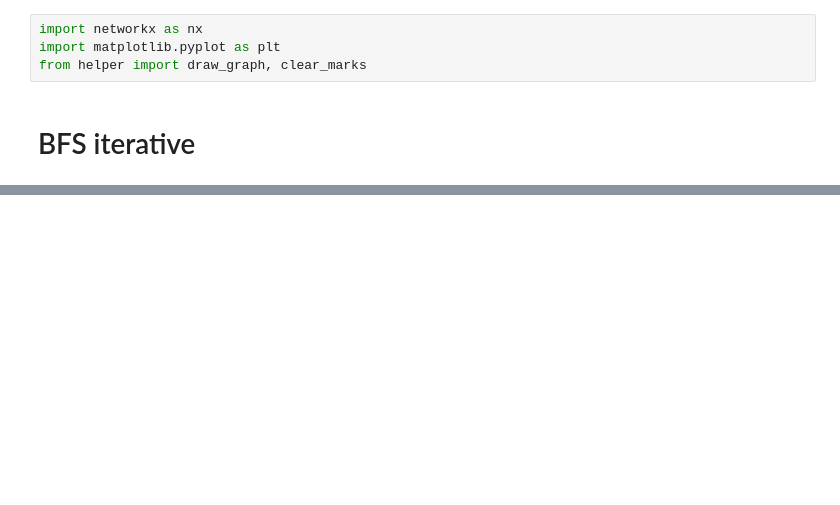
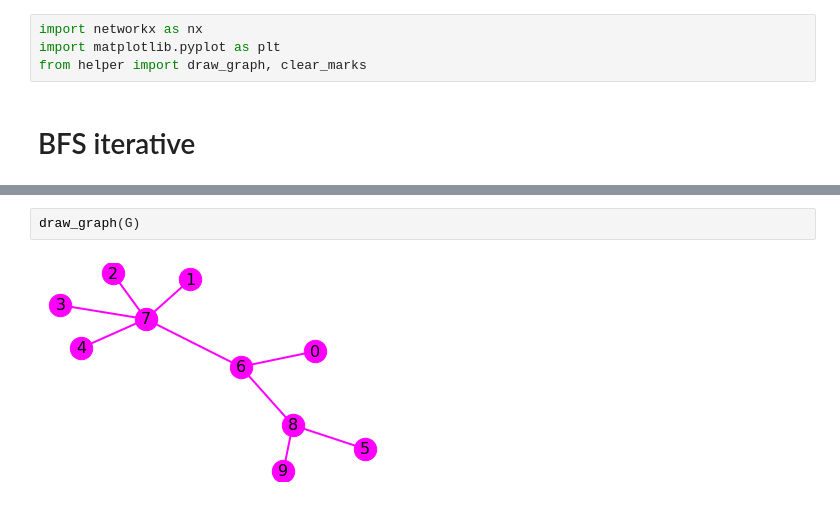
Before and after one commit to eytanohana/Graph-Algorithms, a Jupyter notebook: BFS.ipynb, the cells around one changed output, grey strips where cells are left out. Drawn from its saved outputs; the diff is of its cells as text; blank space fills up the shorter version.

```diff
--- a/BFS.ipynb
+++ b/BFS.ipynb
@@ -44,0 +80,4 @@ draw_graph(G)
+# %%
+draw_graph(G)
+# %% [output]
+[figure, added]
```
Also changed, not shown: parts of 7 cells of this notebook.
